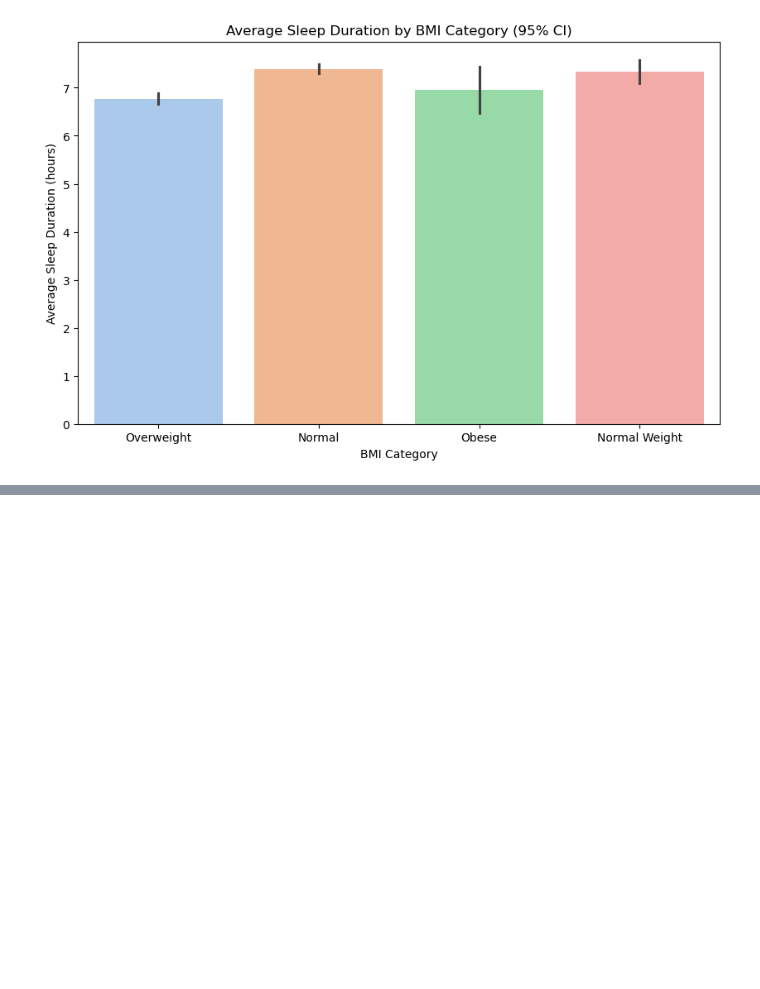
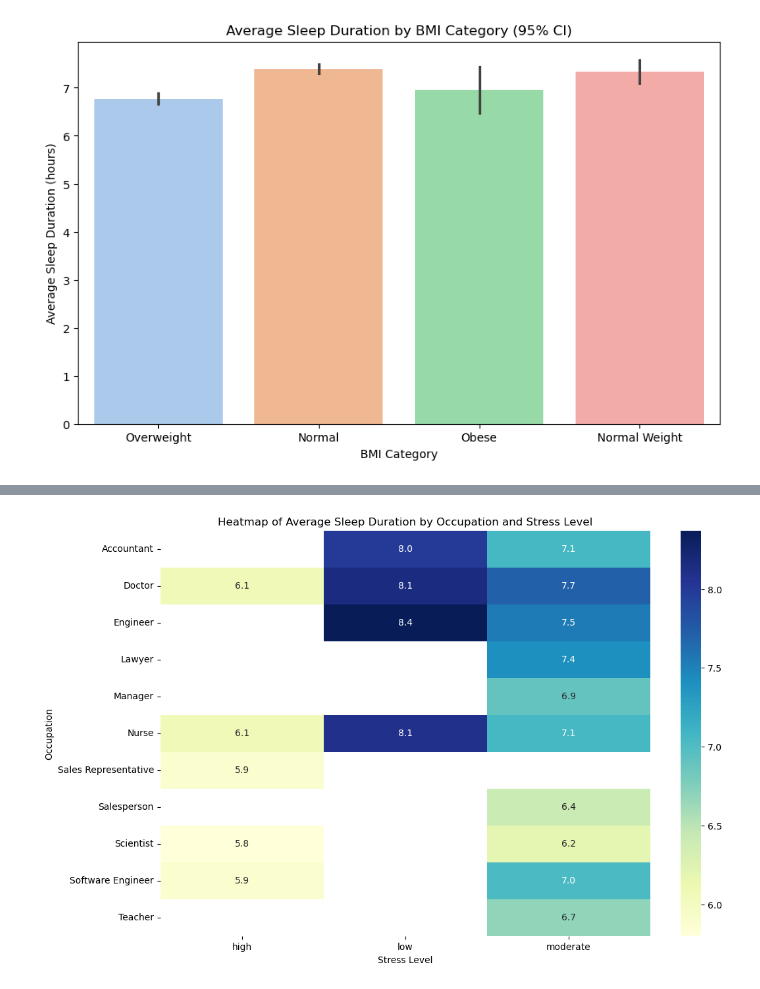
Before and after one commit to IT2053C-Gilany/final-project-Error1n, a Jupyter notebook: final-project.ipynb, the cells around one changed output, grey strips where cells are left out. Drawn from its saved outputs; the diff is of its cells as text; code cells hidden in the pictures; blank space fills up the shorter version.

```diff
--- a/final-project.ipynb
+++ b/final-project.ipynb
@@ -494,0 +602,12 @@ plt.show()
+# %%
+# Using the ccupation_metrics_pivot created earlier:
+# heatmap of sleep duration vs stress level by occupation
+
+import seaborn as sns
+import matplotlib.pyplot as plt
+plt.figure(figsize=(12, 8))
+sns.heatmap(occupation_metrics_pivot, annot=True, fmt=".1f", cmap="YlGnBu")
+plt.title("Heatmap of Average Sleep Duration by Occupation and Stress Level")
+plt.show()
+# %% [output]
+[figure, added]
```
Also changed, not shown: parts of 28 cells of this notebook.
